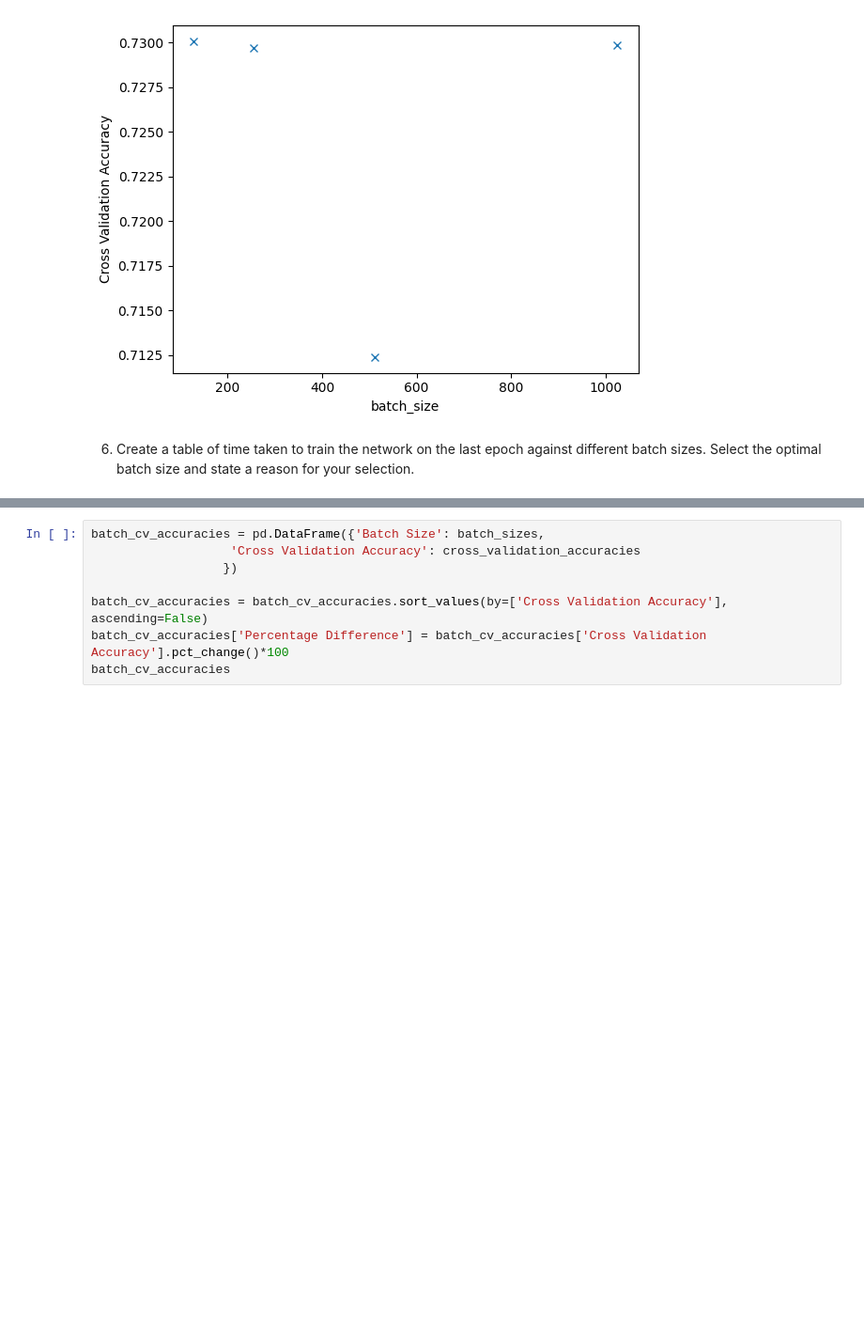
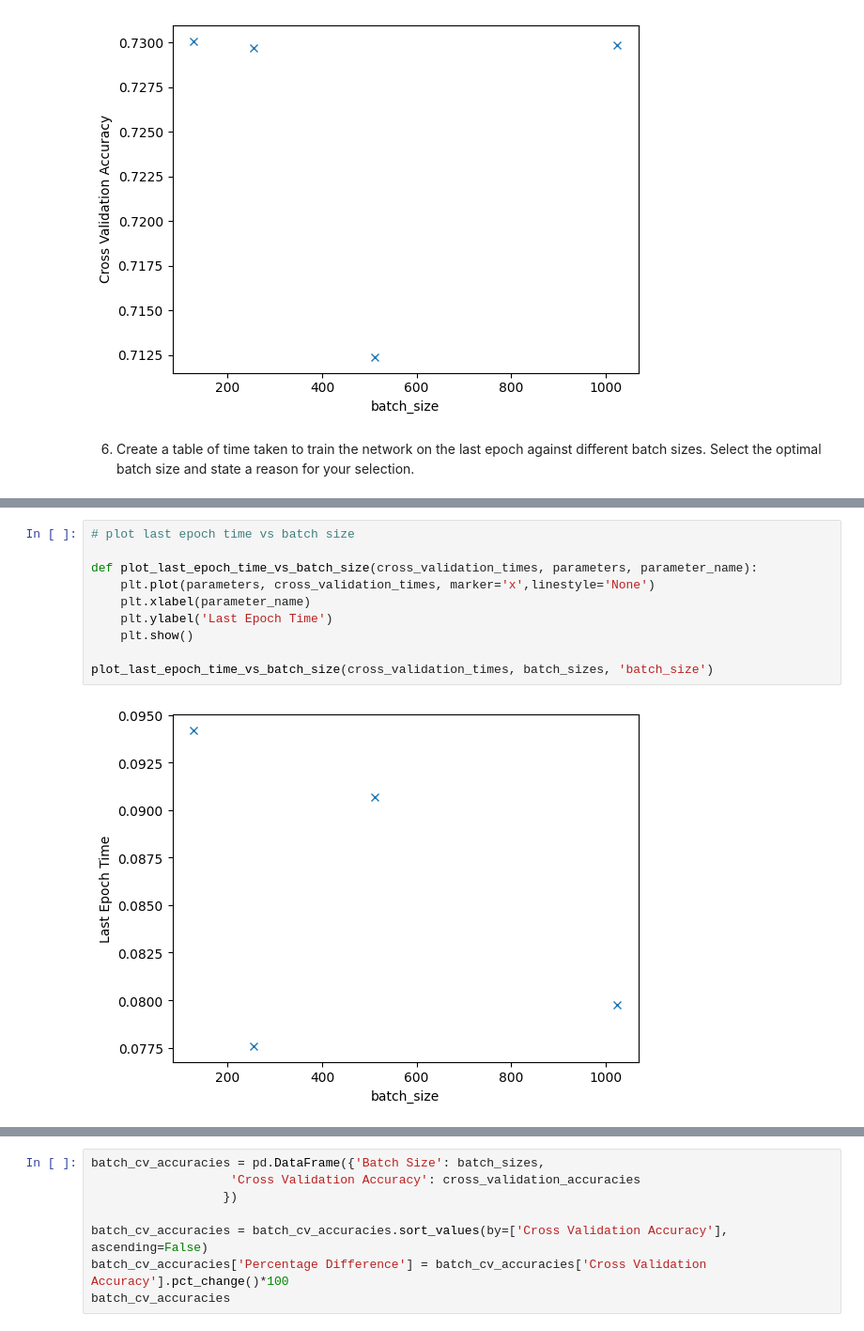
Before and after one commit to advaitbd/SC4001-Assignment, a Jupyter notebook: PartA_2.ipynb, the cells around one changed output, grey strips where cells are left out. Shown at 94% size. Cells and saved outputs as stored; diff of their text form; blank space fills up the shorter version.

```diff
--- a/PartA_2.ipynb
+++ b/PartA_2.ipynb
@@ -273,3 +270,15 @@ df
+# %%
+# plot last epoch time vs batch size
+
+def plot_last_epoch_time_vs_batch_size(cross_validation_times, parameters, parameter_name):
+    plt.plot(parameters, cross_validation_times, marker='x',linestyle='None')
+    plt.xlabel(parameter_name)
+    plt.ylabel('Last Epoch Time')
+    plt.show()
+
+plot_last_epoch_time_vs_batch_size(cross_validation_times, batch_sizes, 'batch_size')
+# %% [output]
+[figure, added]
 # %%
 # Sort df by Last Epoch Time and create a column measuring the percentage difference between each
 
```
Also changed, not shown: parts of 5 cells of this notebook, 8 other files.
